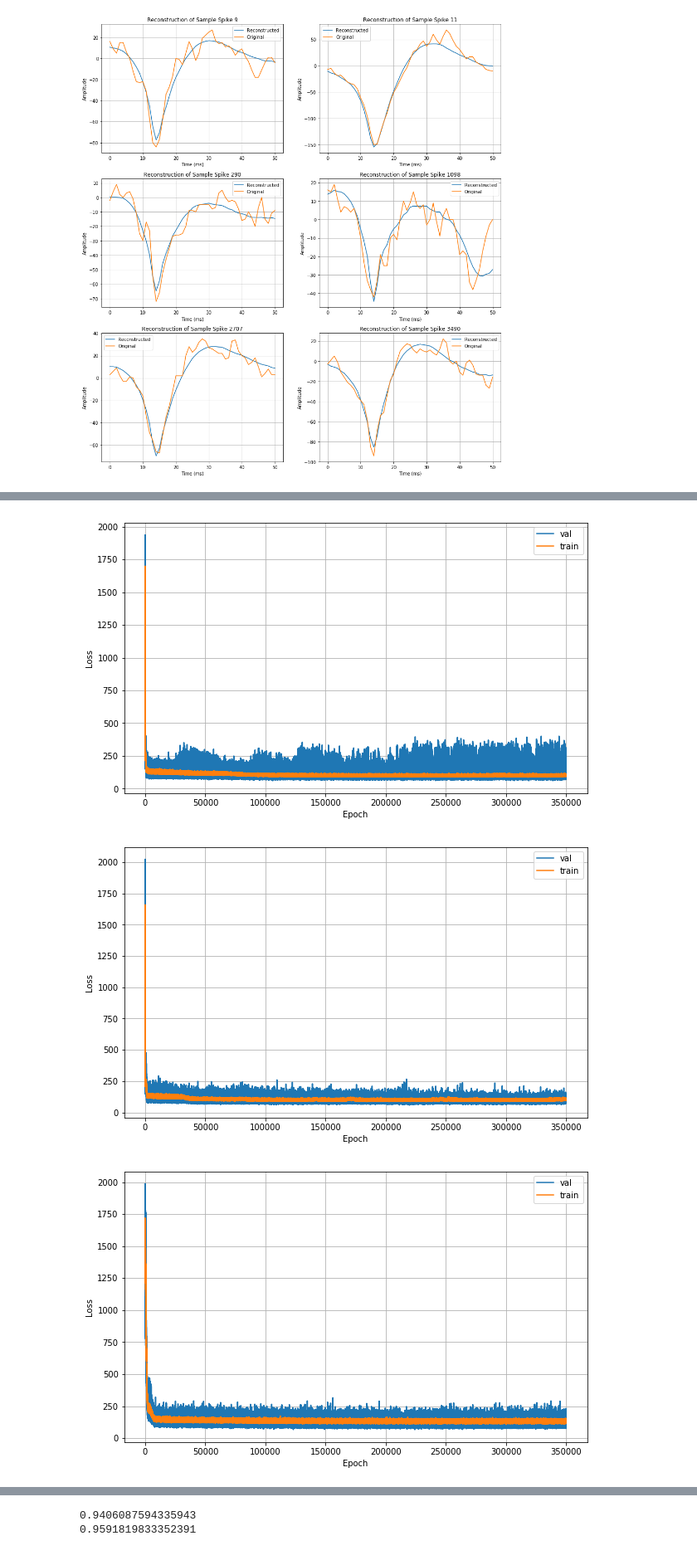
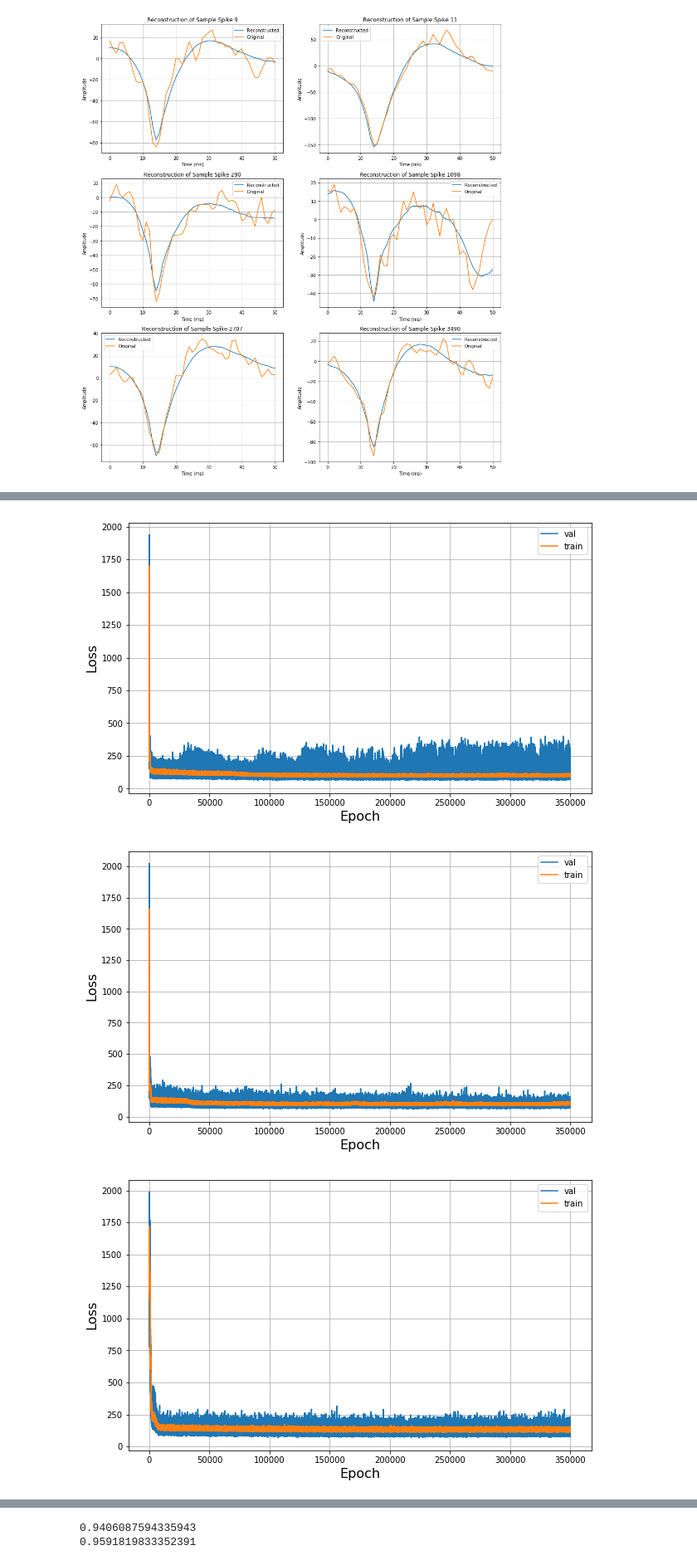
Before and after one commit to psambit9791/SpikeSort, a Jupyter notebook: Best AE Models.ipynb, the cells around one changed output, grey strips where cells are left out. Shown at 83% size. Drawn from its saved outputs; the diff is of its cells as text; code cells hidden in the pictures.

```diff
--- a/Best AE Models.ipynb
+++ b/Best AE Models.ipynb
@@ -1042,8 +1035,8 @@ def plot_loss(vlosses, losses, filename):
     fig = plt.figure(figsize=(10, 6))
     plt.plot(vlosses, label="val")
     plt.plot(losses, label="train")
-    plt.xlabel('Epoch')
-    plt.ylabel('Loss')
+    plt.xlabel('Epoch', fontsize=16)
+    plt.ylabel('Loss', fontsize=16)
     plt.grid()
     plt.legend()
     fig.savefig(filename, bbox_inches='tight')
@@ -1059,23 +1052,23 @@ plot_loss(v1, t1, "shallow_curve.png")
 # DEEP
 v1 = np.load('models/final_models/vlosses_4_2.npy')
 t1 = np.load('models/final_models/losses_4_2.npy')
-plot_loss(v1, t1, "deep_curve.png")
+plot_loss(v1, t1, "deep_curve.pdf")
 # %% [output]
-[figure, old version]
+[figure, new version]
 # %%
 # SUPERDEEP
 v1 = np.load('models/final_models/vlosses_6_2.npy')
 t1 = np.load('models/final_models/losses_6_2.npy')
-plot_loss(v1, t1, "superdeep_curve.png")
+plot_loss(v1, t1, "superdeep_curve.pdf")
 # %% [output]
-[figure, old version]
+[figure, new version]
 # %%
 # ASYM SINGLE
 v1 = np.load('models/final_models/vlosses_8_2.npy')
 t1 = np.load('models/final_models/losses_8_2.npy')
-plot_loss(v1, t1, "asym_1_curve.png")
+plot_loss(v1, t1, "asym_1_curve.pdf")
 # %% [output]
-[figure, old version]
+[figure, new version]
 # %%
 # ASYM MULTI
 v1 = np.load('models/final_models/vlosses_5_2.npy')
```
Also changed, not shown: parts of 10 cells of this notebook, 38 other files.
